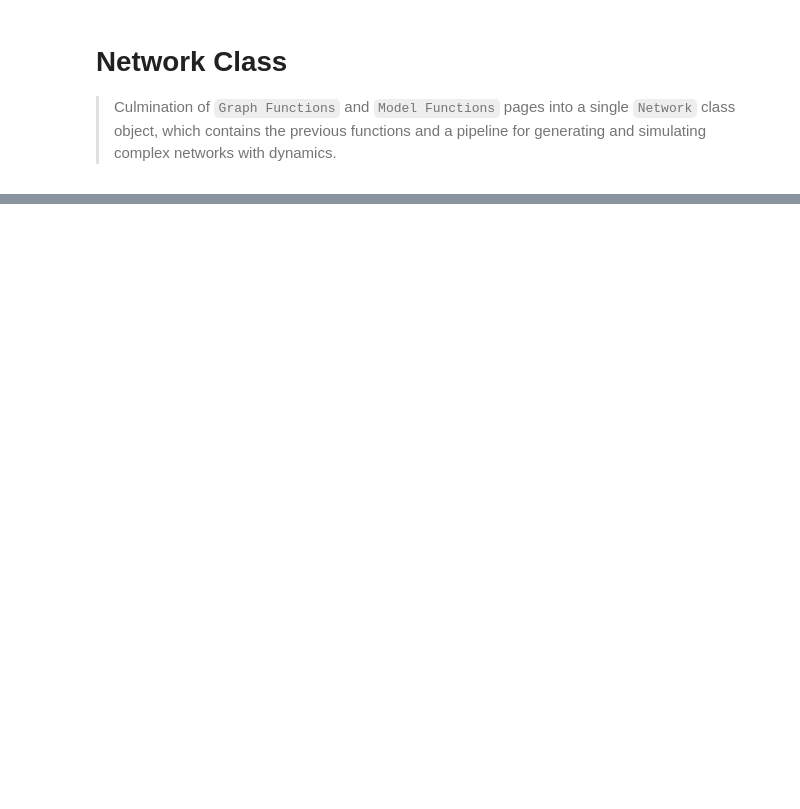
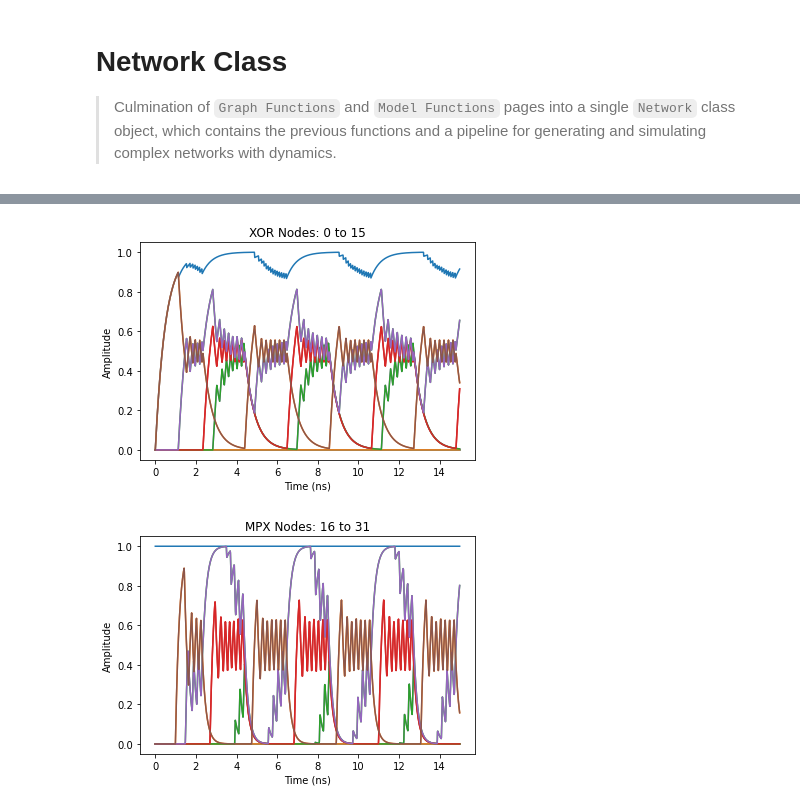
Before and after one commit to Noeloikeau/networkm, a Jupyter notebook: 02_network_class.ipynb, the cells around one changed output, grey strips where cells are left out. Saved outputs shown, nothing was run; the diff lists cells and outputs as text; code cells hidden in the pictures; blank space fills up the shorter version.

```diff
--- a/02_network_class.ipynb
+++ b/02_network_class.ipynb
@@ -398,0 +292,31 @@ dde_integrator : Elapsed time: 0.1091 seconds
+# %%
+m=BooleanNetwork(g = ring(N=16,left=True,right=True,loop=True),
+
+                 a = (rng.normal,20,0),
+                 tau = (rng.normal,0.5,0),
+                 f = XOR,
+
+                 delay = (rng.normal,0,0),
+
+                 edge_replacements = dict(
+                     lengths = 1,
+                     delay = (rng.normal,0,0),
+                     node_attrs = dict(
+                         a = (rng.normal,20,0),
+                         tau = (rng.normal,0.2,0),
+                         f = MPX
+                     ),
+                     label = lambda g,node,iterable : len(g)+iterable
+                 ),
+
+                 T = 15,
+                 dt = 0.01,
+                 noise = 0,
+                 init = None,
+                 hold = None,
+                 steady = True,
+                 view = 'out',
+                 plot = True
+
+                )
+# %% [output]
@@ -399 +324,3 @@ dde_integrator : Elapsed time: 0.1091 seconds
+[figure, added]
+[figure, added]
 # %%
```
Also changed, not shown: parts of 7 cells of this notebook, 14 other files.
